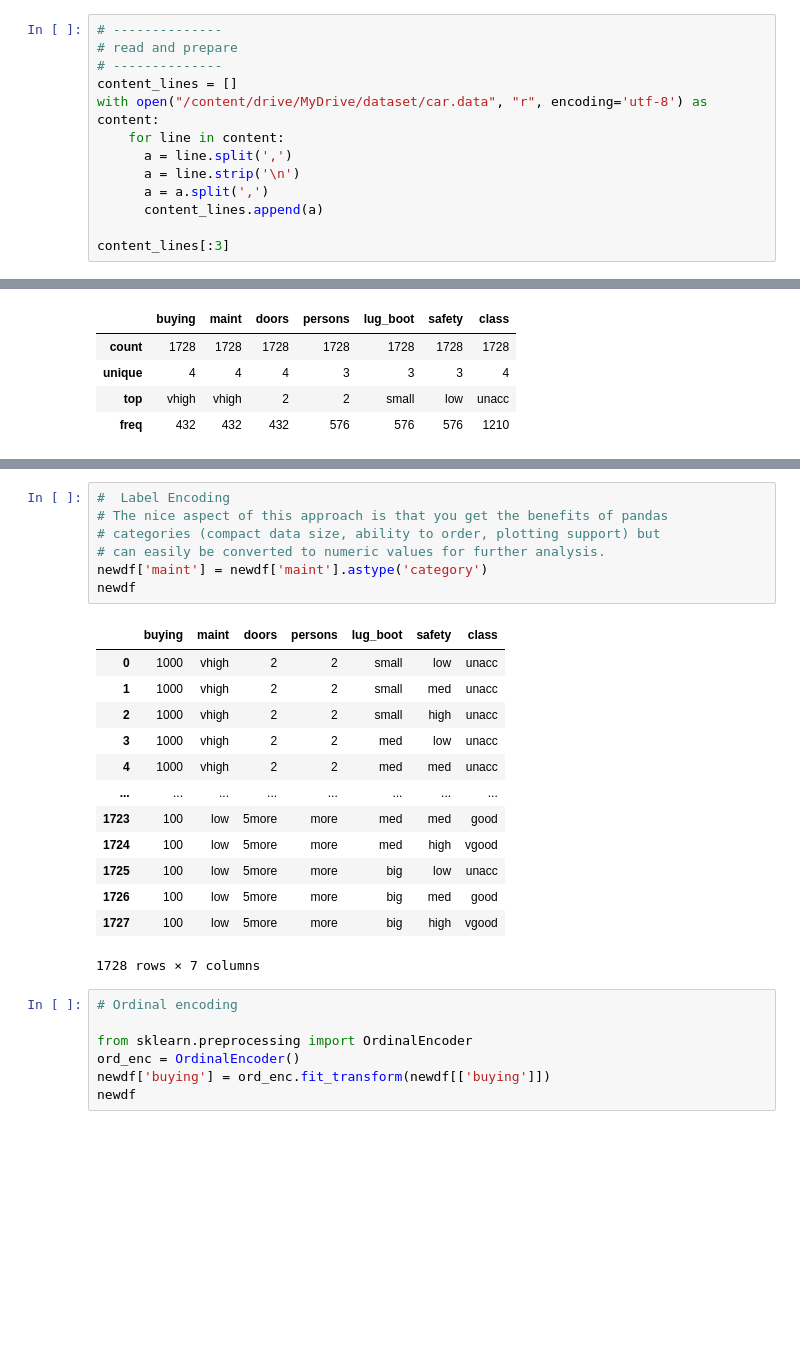
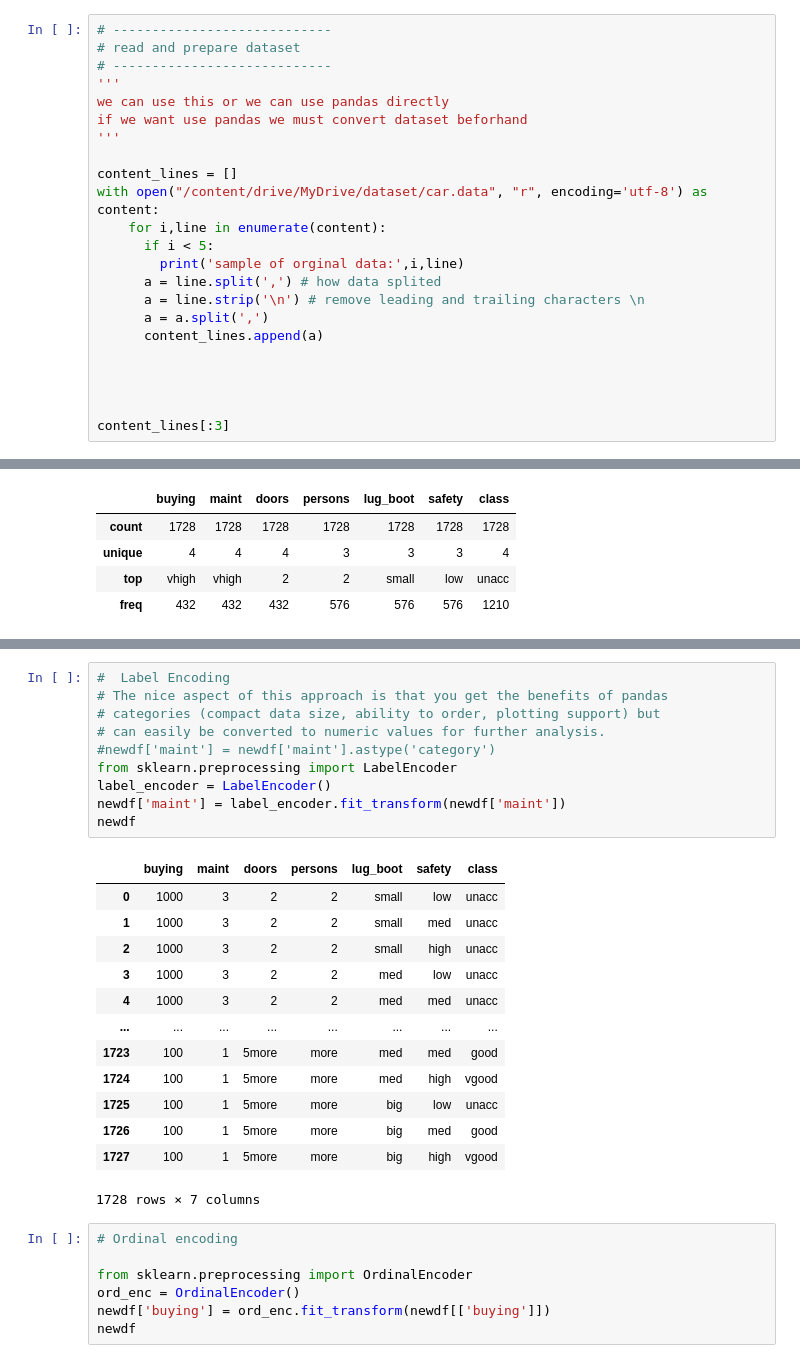
Before and after one commit to hsargoli/MyWorks, a Jupyter notebook: AboutData_practical_carDataset.ipynb, the cells around one changed output, grey strips where cells are left out. Saved outputs shown, nothing was run; the diff lists cells and outputs as text; blank space fills up the shorter version.

```diff
--- a/AboutData_practical_carDataset.ipynb
+++ b/AboutData_practical_carDataset.ipynb
@@ -7,14 +8,24 @@ import numpy as np
 # %%
-# --------------
-# read and prepare
-# --------------
+# ----------------------------
+# read and prepare dataset
+# ----------------------------
+'''
+we can use this or we can use pandas directly
+if we want use pandas we must convert dataset beforhand
+'''
+
 content_lines = []
 with open("/content/drive/MyDrive/dataset/car.data", "r", encoding='utf-8') as content:
-    for line in content:
-      a = line.split(',')
-      a = line.strip('\n')
+    for i,line in enumerate(content):
+      if i < 5:
+        print('sample of orginal data:',i,line)
+      a = line.split(',') # how data splited
+      a = line.strip('\n') # remove leading and trailing characters \n
       a = a.split(',')
       content_lines.append(a)
 
+
+
+
 content_lines[:3]
 # %% [output]
@@ -95,23 +116,26 @@ newdf.head()
 # %%
 #  Label Encoding
 # The nice aspect of this approach is that you get the benefits of pandas
 # categories (compact data size, ability to order, plotting support) but
 # can easily be converted to numeric values for further analysis.
-newdf['maint'] = newdf['maint'].astype('category')
+#newdf['maint'] = newdf['maint'].astype('category')
+from sklearn.preprocessing import LabelEncoder
+label_encoder = LabelEncoder()
+newdf['maint'] = label_encoder.fit_transform(newdf['maint'])
 newdf
 # %% [output]
 |  | buying | maint | doors | persons | lug_boot | safety | class |
-| 0 | 1000 | vhigh | 2 | 2 | small | low | unacc |
-| 1 | 1000 | vhigh | 2 | 2 | small | med | unacc |
-| 2 | 1000 | vhigh | 2 | 2 | small | high | unacc |
-| 3 | 1000 | vhigh | 2 | 2 | med | low | unacc |
-| 4 | 1000 | vhigh | 2 | 2 | med | med | unacc |
+| 0 | 1000 | 3 | 2 | 2 | small | low | unacc |
+| 1 | 1000 | 3 | 2 | 2 | small | med | unacc |
+| 2 | 1000 | 3 | 2 | 2 | small | high | unacc |
+| 3 | 1000 | 3 | 2 | 2 | med | low | unacc |
+| 4 | 1000 | 3 | 2 | 2 | med | med | unacc |
 | ... | ... | ... | ... | ... | ... | ... | ... |
-| 1723 | 100 | low | 5more | more | med | med | good |
-| 1724 | 100 | low | 5more | more | med | high | vgood |
-| 1725 | 100 | low | 5more | more | big | low | unacc |
-| 1726 | 100 | low | 5more | more | big | med | good |
-| 1727 | 100 | low | 5more | more | big | high | vgood |
+| 1723 | 100 | 1 | 5more | more | med | med | good |
+| 1724 | 100 | 1 | 5more | more | med | high | vgood |
+| 1725 | 100 | 1 | 5more | more | big | low | unacc |
+| 1726 | 100 | 1 | 5more | more | big | med | good |
+| 1727 | 100 | 1 | 5more | more | big | high | vgood |
 1728 rows × 7 columns
 # %%
 # Ordinal encoding
```
Also changed, not shown: parts of 16 cells of this notebook.
